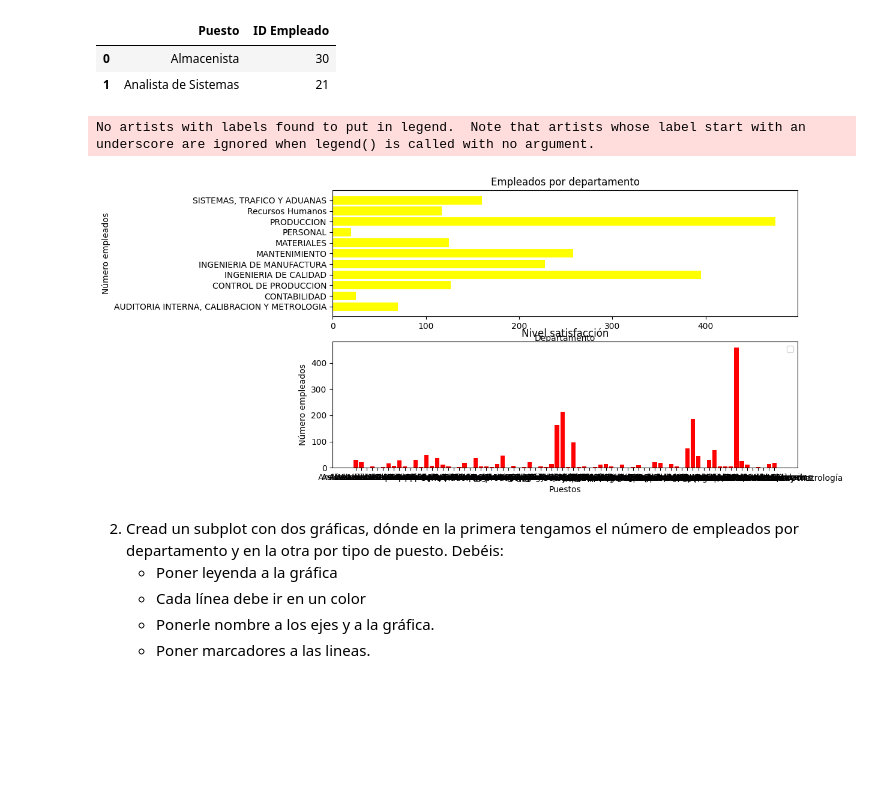
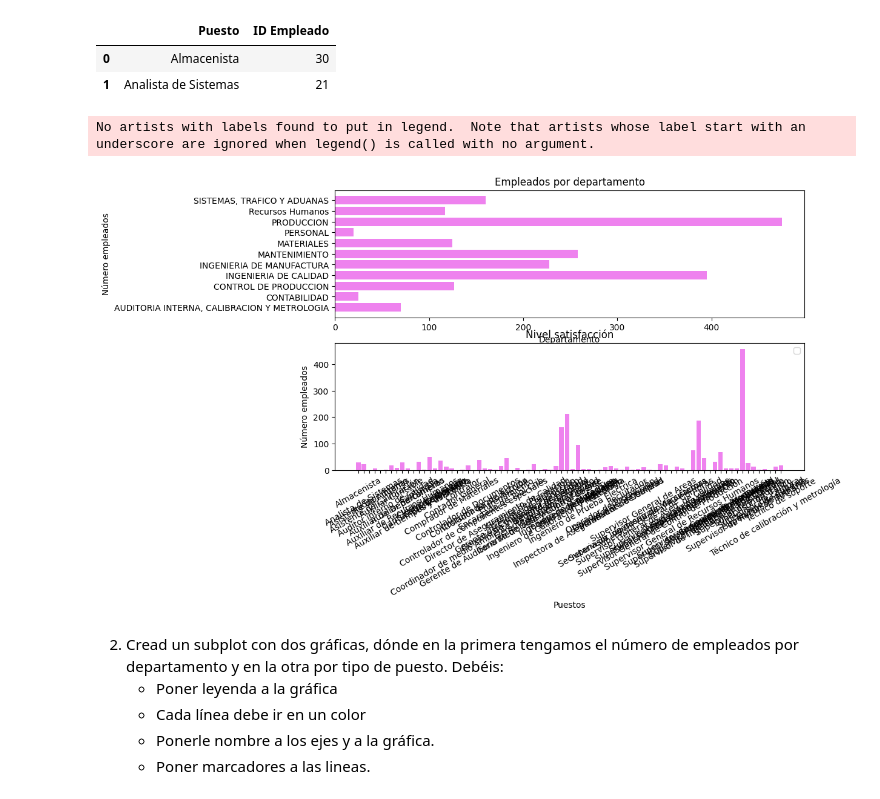
Before and after one commit to Adalab/promo-d-da-modulo2-sprint1-lorena-ana, a Jupyter notebook: MATPLOTLIB/pair_programming_matplotlib2.ipynb, the cells around one changed output. Drawn from its saved outputs; the diff is of its cells as text; code cells hidden in the pictures; blank space fills up the shorter version.

```diff
--- a/MATPLOTLIB/pair_programming_matplotlib2.ipynb
+++ b/MATPLOTLIB/pair_programming_matplotlib2.ipynb
@@ -161,32 +161,37 @@ df_empleado_puesto.head(2)
 # %%
 #creamos las gráficas de tipo subplots
 
 fig, ax = plt.subplots(2,1, figsize = (10, 6))
 
-ax[0].barh(df_empleados_departamento["Departamento"], df_empleados_departamento["ID Empleado"], color = "yellow")
+ax[0].barh(df_empleados_departamento["Departamento"], df_empleados_departamento["ID Empleado"], color = "violet")
 
 ax[0].set_title("Empleados por departamento")
 
 ax[0].set_xlabel("Departamento")
 
 ax[0].set_ylabel("Número empleados")
 
-ax[1].bar(df_empleado_puesto["Puesto"], df_empleado_puesto["ID Empleado"], color = "red")
+ax[1].bar(df_empleado_puesto["Puesto"], df_empleado_puesto["ID Empleado"], color = "violet")
+
+ax[1].set_xticklabels(labels = df_empleado_puesto["Puesto"], rotation = 30)
+
+# #probar xsticks (rotation=n), aqui no hace falta especificar los labels
+# ax[1].set_xticks(rotation = 45) #no vale para subplots
 
 ax[1].set_title("Empleados por puesto")
 
 ax[1].set_title("Nivel satisfacción")
 
 ax[1].set_xlabel("Puestos")
 
 ax[1].set_ylabel("Número empleados")
 
 plt.legend()#a revisar
 
 plt.show()
 # %% [output]
 No artists with labels found to put in legend.  Note that artists whose label start with an underscore are ignored when legend() is called with no argument.
-[figure, old version]
+[figure, new version]
 # %% [markdown]
 2. Cread un subplot con dos gráficas, dónde en la primera tengamos el número de empleados por departamento y en la otra por tipo de puesto. Debéis:
     - Poner leyenda a la gráfica
```
Also changed, not shown: 2 other files.
